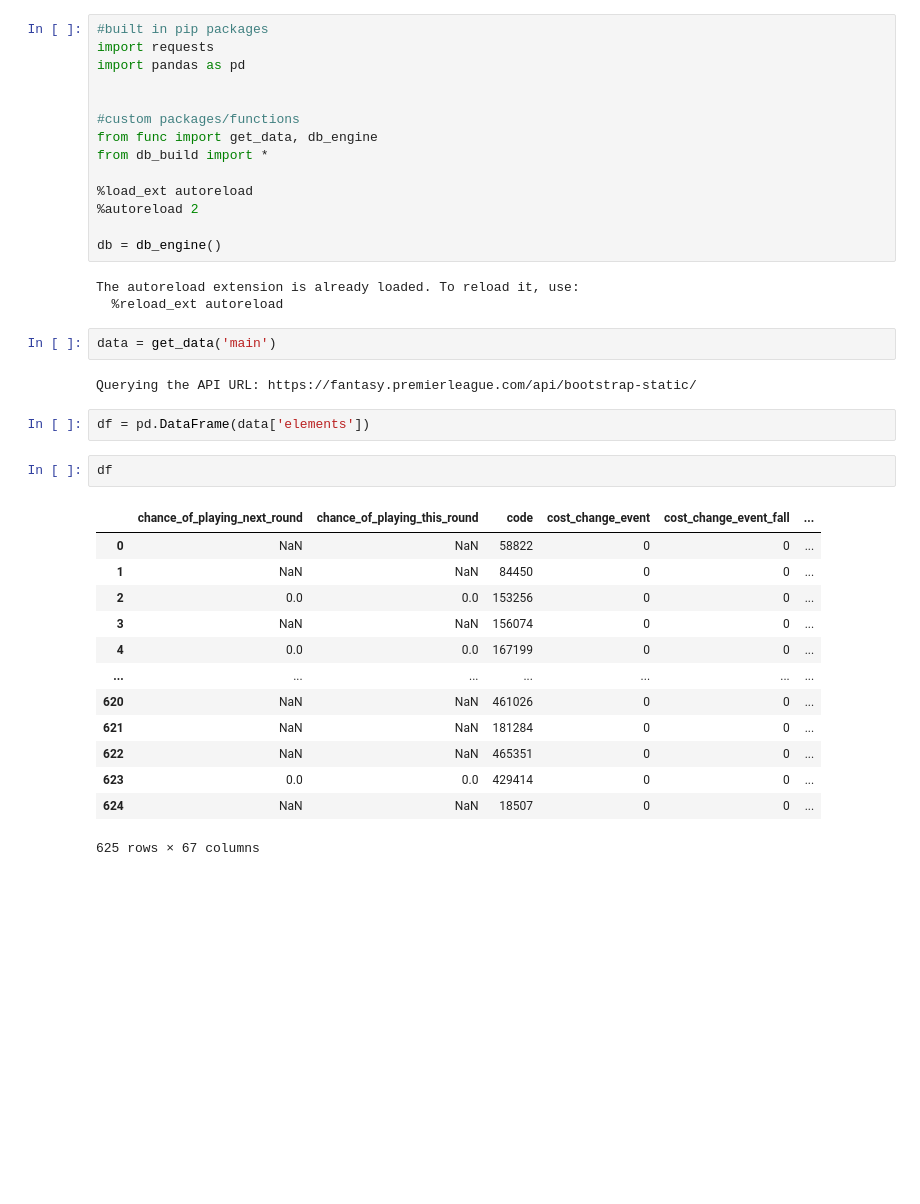
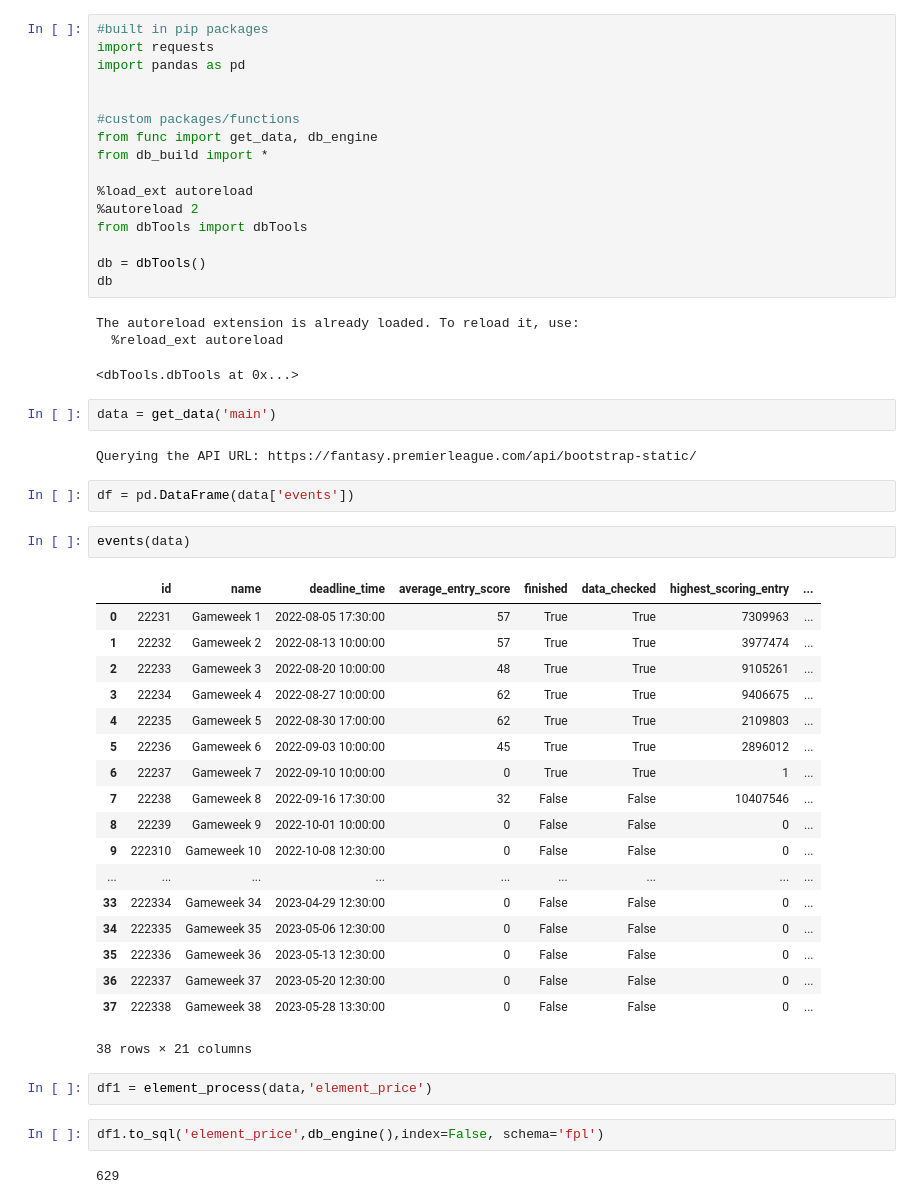
Before and after one commit to benwittbrodt/fpl, a Jupyter notebook: main.ipynb, the cells around one changed output. Drawn from its saved outputs; the diff is of its cells as text; blank space fills up the shorter version.

```diff
--- a/main.ipynb
+++ b/main.ipynb
@@ -10,30 +10,44 @@ from db_build import *
 
 %load_ext autoreload
 %autoreload 2
+from dbTools import dbTools
 
-db = db_engine()
+db = dbTools()
+db
 # %% [output]
 The autoreload extension is already loaded. To reload it, use:
   %reload_ext autoreload
+<dbTools.dbTools at 0x...>
 # %%
 data = get_data('main')
 # %% [output]
 Querying the API URL: https://fantasy.premierleague.com/api/bootstrap-static/
 # %%
-df = pd.DataFrame(data['elements'])
+df = pd.DataFrame(data['events'])
-# %%
-df
-# %% [output]
-|  | chance_of_playing_next_round | chance_of_playing_this_round | code | cost_change_event | cost_change_event_fall | ... |
-| 0 | NaN | NaN | 58822 | 0 | 0 | ... |
-| 1 | NaN | NaN | 84450 | 0 | 0 | ... |
-| 2 | 0.0 | 0.0 | 153256 | 0 | 0 | ... |
-| 3 | NaN | NaN | 156074 | 0 | 0 | ... |
-| 4 | 0.0 | 0.0 | 167199 | 0 | 0 | ... |
-| ... | ... | ... | ... | ... | ... | ... |
-| 620 | NaN | NaN | 461026 | 0 | 0 | ... |
-| 621 | NaN | NaN | 181284 | 0 | 0 | ... |
-| 622 | NaN | NaN | 465351 | 0 | 0 | ... |
-| 623 | 0.0 | 0.0 | 429414 | 0 | 0 | ... |
-| 624 | NaN | NaN | 18507 | 0 | 0 | ... |
-625 rows × 67 columns
+# %%
+events(data)
+# %% [output]
+|  | id | name | deadline_time | average_entry_score | finished | data_checked | highest_scoring_entry | ... |
+| 0 | 22231 | Gameweek 1 | 2022-08-05 17:30:00 | 57 | True | True | 7309963 | ... |
+| 1 | 22232 | Gameweek 2 | 2022-08-13 10:00:00 | 57 | True | True | 3977474 | ... |
+| 2 | 22233 | Gameweek 3 | 2022-08-20 10:00:00 | 48 | True | True | 9105261 | ... |
+| 3 | 22234 | Gameweek 4 | 2022-08-27 10:00:00 | 62 | True | True | 9406675 | ... |
+| 4 | 22235 | Gameweek 5 | 2022-08-30 17:00:00 | 62 | True | True | 2109803 | ... |
+| 5 | 22236 | Gameweek 6 | 2022-09-03 10:00:00 | 45 | True | True | 2896012 | ... |
+| 6 | 22237 | Gameweek 7 | 2022-09-10 10:00:00 | 0 | True | True | 1 | ... |
+| 7 | 22238 | Gameweek 8 | 2022-09-16 17:30:00 | 32 | False | False | 10407546 | ... |
+| 8 | 22239 | Gameweek 9 | 2022-10-01 10:00:00 | 0 | False | False | 0 | ... |
+| 9 | 222310 | Gameweek 10 | 2022-10-08 12:30:00 | 0 | False | False | 0 | ... |
+| ... | ... | ... | ... | ... | ... | ... | ... | ... |
+| 33 | 222334 | Gameweek 34 | 2023-04-29 12:30:00 | 0 | False | False | 0 | ... |
+| 34 | 222335 | Gameweek 35 | 2023-05-06 12:30:00 | 0 | False | False | 0 | ... |
+| 35 | 222336 | Gameweek 36 | 2023-05-13 12:30:00 | 0 | False | False | 0 | ... |
+| 36 | 222337 | Gameweek 37 | 2023-05-20 12:30:00 | 0 | False | False | 0 | ... |
+| 37 | 222338 | Gameweek 38 | 2023-05-28 13:30:00 | 0 | False | False | 0 | ... |
+38 rows × 21 columns
+# %%
+df1 = element_process(data,'element_price')
+# %%
+df1.to_sql('element_price',db_engine(),index=False, schema='fpl')
+# %% [output]
+629
```
Also changed, not shown: parts of 1 cell of this notebook, 6 other files.
